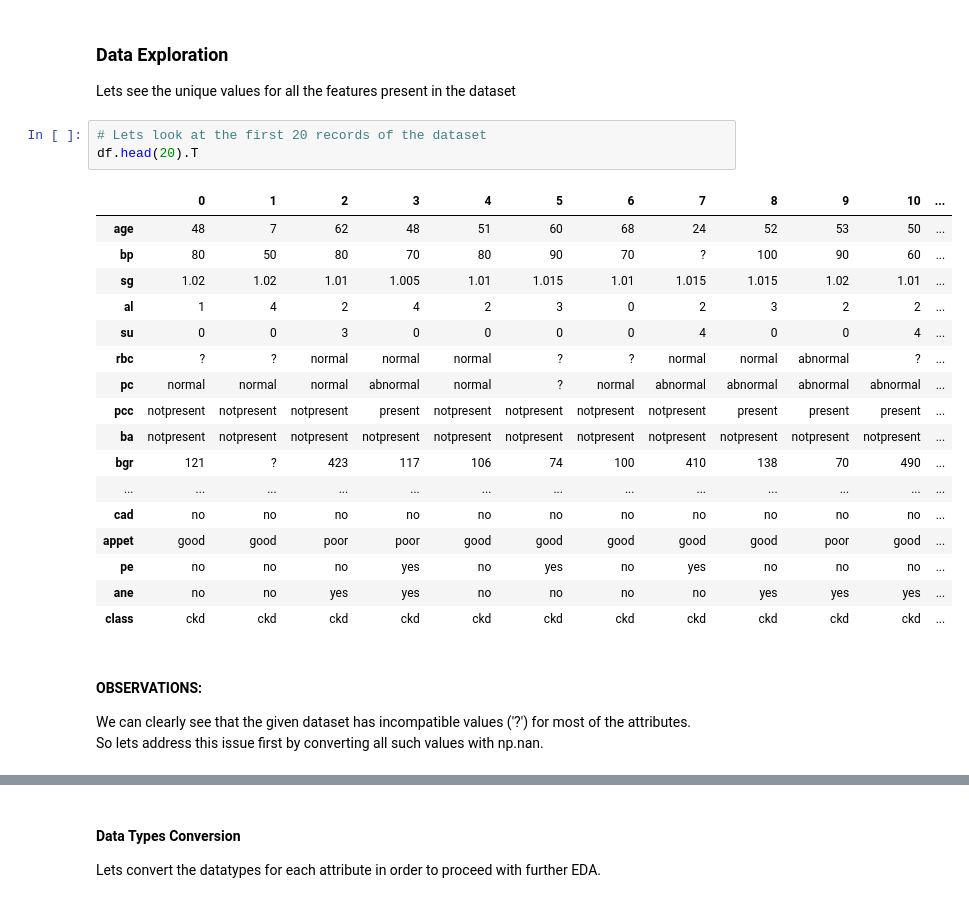
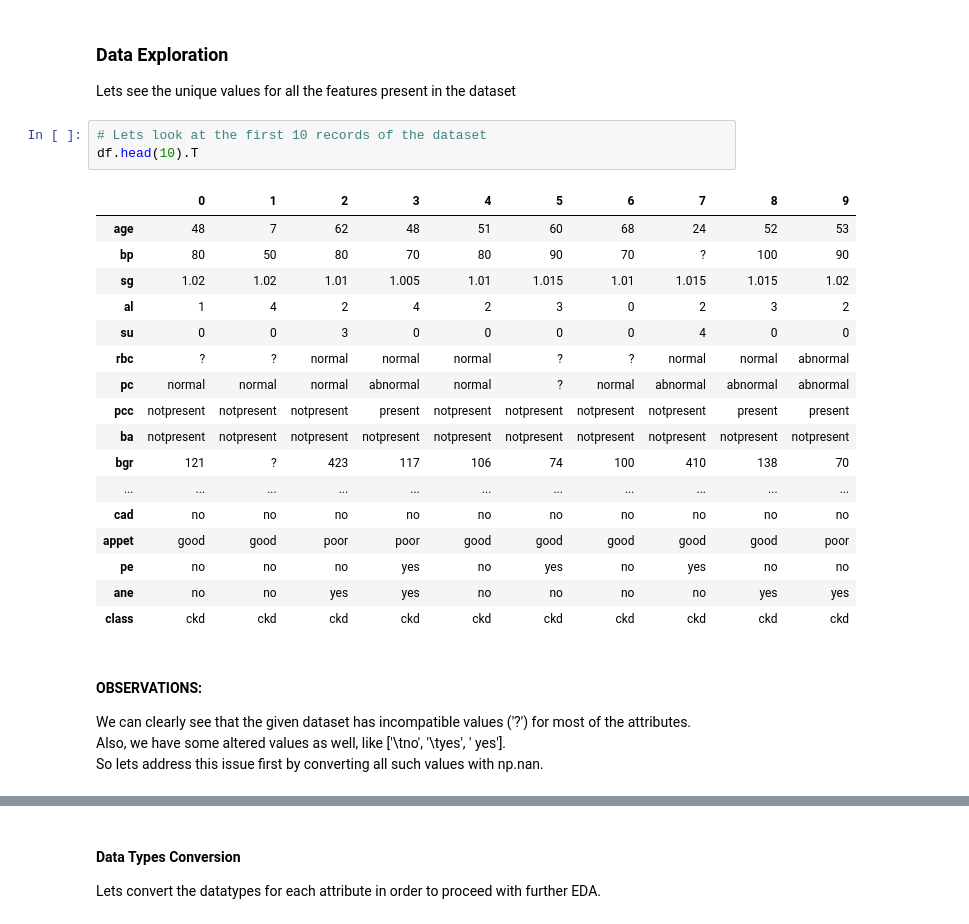
Before and after one commit to umang8496/bits-dse, a Jupyter notebook: dm_assignment_01/chronic-kidney-disease-classification-problem.ipynb, the cells around one changed output, grey strips where cells are left out. Drawn from its saved outputs; the diff is of its cells as text.

Commit message:
First completed draft for the chronic-kidney-disease-problem

```diff
--- a/dm_assignment_01/chronic-kidney-disease-classification-problem.ipynb
+++ b/dm_assignment_01/chronic-kidney-disease-classification-problem.ipynb
@@ -101,29 +123,30 @@ All the columns are of object type, so we have to change the data type according
 ### Data Exploration
 Lets see the unique values for all the features present in the dataset
 # %%
-# Lets look at the first 20 records of the dataset
-df.head(20).T
+# Lets look at the first 10 records of the dataset
+df.head(10).T
 # %% [output]
-|  | 0 | 1 | 2 | 3 | 4 | 5 | 6 | 7 | 8 | 9 | 10 | ... |
-| age | 48 | 7 | 62 | 48 | 51 | 60 | 68 | 24 | 52 | 53 | 50 | ... |
-| bp | 80 | 50 | 80 | 70 | 80 | 90 | 70 | ? | 100 | 90 | 60 | ... |
-| sg | 1.02 | 1.02 | 1.01 | 1.005 | 1.01 | 1.015 | 1.01 | 1.015 | 1.015 | 1.02 | 1.01 | ... |
-| al | 1 | 4 | 2 | 4 | 2 | 3 | 0 | 2 | 3 | 2 | 2 | ... |
-| su | 0 | 0 | 3 | 0 | 0 | 0 | 0 | 4 | 0 | 0 | 4 | ... |
-| rbc | ? | ? | normal | normal | normal | ? | ? | normal | normal | abnormal | ? | ... |
-| pc | normal | normal | normal | abnormal | normal | ? | normal | abnormal | abnormal | abnormal | abnormal | ... |
-| pcc | notpresent | notpresent | notpresent | present | notpresent | notpresent | notpresent | notpresent | present | present | present | ... |
-| ba | notpresent | notpresent | notpresent | notpresent | notpresent | notpresent | notpresent | notpresent | notpresent | notpresent | notpresent | ... |
-| bgr | 121 | ? | 423 | 117 | 106 | 74 | 100 | 410 | 138 | 70 | 490 | ... |
-| ... | ... | ... | ... | ... | ... | ... | ... | ... | ... | ... | ... | ... |
-| cad | no | no | no | no | no | no | no | no | no | no | no | ... |
-| appet | good | good | poor | poor | good | good | good | good | good | poor | good | ... |
-| pe | no | no | no | yes | no | yes | no | yes | no | no | no | ... |
-| ane | no | no | yes | yes | no | no | no | no | yes | yes | yes | ... |
-| class | ckd | ckd | ckd | ckd | ckd | ckd | ckd | ckd | ckd | ckd | ckd | ... |
+|  | 0 | 1 | 2 | 3 | 4 | 5 | 6 | 7 | 8 | 9 |
+| age | 48 | 7 | 62 | 48 | 51 | 60 | 68 | 24 | 52 | 53 |
+| bp | 80 | 50 | 80 | 70 | 80 | 90 | 70 | ? | 100 | 90 |
+| sg | 1.02 | 1.02 | 1.01 | 1.005 | 1.01 | 1.015 | 1.01 | 1.015 | 1.015 | 1.02 |
+| al | 1 | 4 | 2 | 4 | 2 | 3 | 0 | 2 | 3 | 2 |
+| su | 0 | 0 | 3 | 0 | 0 | 0 | 0 | 4 | 0 | 0 |
+| rbc | ? | ? | normal | normal | normal | ? | ? | normal | normal | abnormal |
+| pc | normal | normal | normal | abnormal | normal | ? | normal | abnormal | abnormal | abnormal |
+| pcc | notpresent | notpresent | notpresent | present | notpresent | notpresent | notpresent | notpresent | present | present |
+| ba | notpresent | notpresent | notpresent | notpresent | notpresent | notpresent | notpresent | notpresent | notpresent | notpresent |
+| bgr | 121 | ? | 423 | 117 | 106 | 74 | 100 | 410 | 138 | 70 |
+| ... | ... | ... | ... | ... | ... | ... | ... | ... | ... | ... |
+| cad | no | no | no | no | no | no | no | no | no | no |
+| appet | good | good | poor | poor | good | good | good | good | good | poor |
+| pe | no | no | no | yes | no | yes | no | yes | no | no |
+| ane | no | no | yes | yes | no | no | no | no | yes | yes |
+| class | ckd | ckd | ckd | ckd | ckd | ckd | ckd | ckd | ckd | ckd |
 # %% [markdown]
 #### OBSERVATIONS:
 We can clearly see that the given dataset has incompatible values ('?') for most of the attributes.
+Also, we have some altered values as well, like ['\tno', '\tyes', ' yes'].
 So lets address this issue first by converting all such values with np.nan.
 # %%
 df = df.replace('?', np.nan)      # replaces all the instances of '?' with the NaN
```
Also changed, not shown: parts of 107 cells of this notebook.
